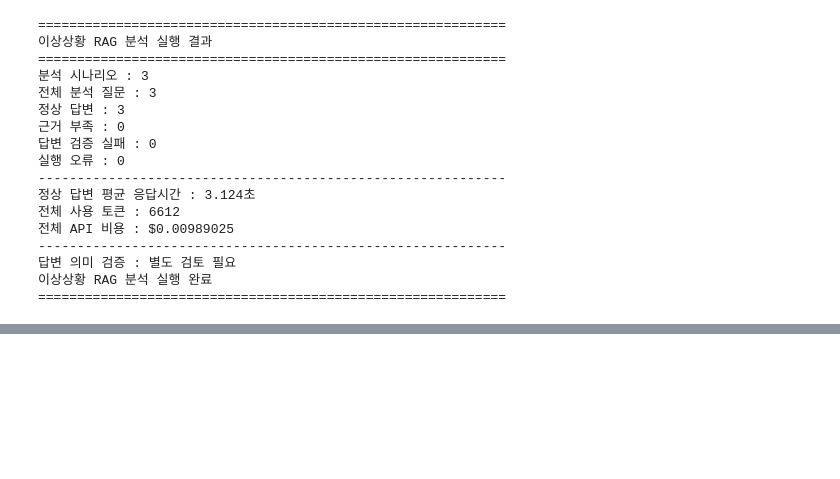
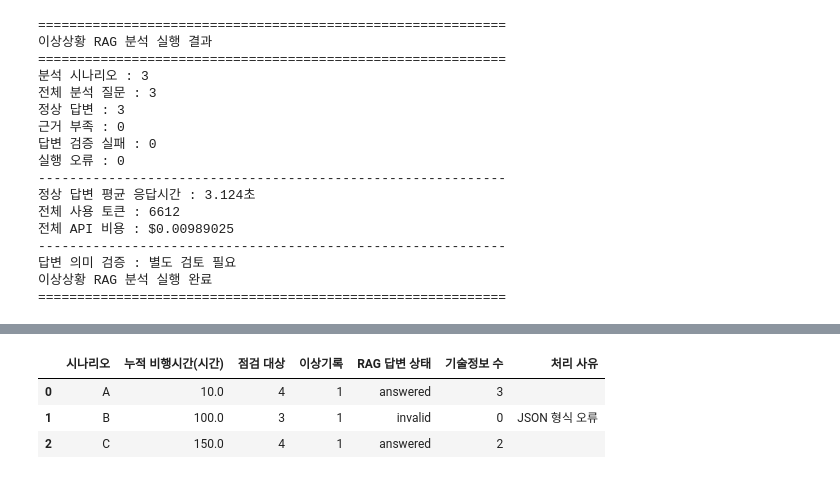
Before and after one commit to Phils-dev/RAG_Homework, a Jupyter notebook: PX4_RAG_v02.ipynb, the cells around one changed output, grey strips where cells are left out. Drawn from its saved outputs; the diff is of its cells as text; code cells hidden in the pictures; blank space fills up the shorter version.

```diff
--- a/PX4_RAG_v02.ipynb
+++ b/PX4_RAG_v02.ipynb
@@ -13241,0 +16137,82 @@ print("=" * 60)
+# %%
+
+# 15.1-A. 개선 결과를 반영한 보고서 데이터 재구성
+
+# 기존 보고서 데이터 보존
+if "inspection_report_data_before" not in globals():
+    inspection_report_data_before = deepcopy(
+        inspection_report_data
+    )
+
+# 개선된 보고서 데이터 저장 변수 정의
+final_inspection_report_data = {}
+
+# 보고서 데이터 구성 결과 목록 정의
+final_report_data_summary = []
+
+# 시나리오별 보고서 데이터 재구성
+for scenario_id in operation_datasets:
+
+    # 개선된 RAG 분석 결과 적용
+    report_data = build_inspection_report_data(
+        flight_result=flight_time_results[scenario_id],
+        inspection_result=inspection_results[scenario_id],
+        checklist_df=inspection_checklists[scenario_id],
+        anomaly_result=anomaly_results[scenario_id],
+        references=improved_anomaly_reference_results[scenario_id]
+    )
+
+    # 최종 보고서 데이터 저장
+    final_inspection_report_data[scenario_id] = report_data
+
+    # RAG 분석 상태 추출
+    references = report_data["technical_references"]
+
+    # 보고서 데이터 구성 결과 저장
+    final_report_data_summary.append({
+        "시나리오": scenario_id,
+        "누적 비행시간(시간)": (
+            report_data["flight_summary"]["total_hours"]
+        ),
+        "점검 대상": len(report_data["checklist"]),
+        "이상기록": len(report_data["anomaly_records"]),
+        "RAG 답변 상태": ", ".join(
+            item["status"] for item in references
+        ),
+        "기술정보 수": sum(
+            len(item["claims"]) for item in references
+        ),
+        "처리 사유": " / ".join(
+            item["reason"]
+            for item in references
+            if item["reason"]
+        )
+    })
+
+# 최종 보고서 데이터 적용
+inspection_report_data = final_inspection_report_data
+
+# 보고서 데이터 구성 결과 생성
+df_final_report_data_summary = pd.DataFrame(
+    final_report_data_summary
+)
+
+# 보고서 데이터 구성 결과 출력
+print("[개선된 점검 보고서 데이터 구성 결과]")
+
+display(df_final_report_data_summary)
+
+# 최종 결과 출력
+print("=" * 60)
+print("개선된 점검 보고서 데이터 구성 결과")
+print("=" * 60)
+
+print("생성된 보고서 데이터 :", len(inspection_report_data))
+print("기존 보고서 데이터 보존 : 완료")
+print("개선된 RAG 분석 결과 적용 : 완료")
+print("실제 OpenAI API 호출 : 0회")
+
+print("-" * 60)
+print("개선된 점검 보고서 데이터 재구성 완료")
+print("=" * 60)
+# %% [output]
@@ -13241,0 +16220,4 @@ print("=" * 60)
+|  | 시나리오 | 누적 비행시간(시간) | 점검 대상 | 이상기록 | RAG 답변 상태 | 기술정보 수 | 처리 사유 |
+| 0 | A | 10.0 | 4 | 1 | answered | 3 |  |
+| 1 | B | 100.0 | 3 | 1 | invalid | 0 | JSON 형식 오류 |
+| 2 | C | 150.0 | 4 | 1 | answered | 2 |  |
```
Also changed, not shown: parts of 33 cells of this notebook.
